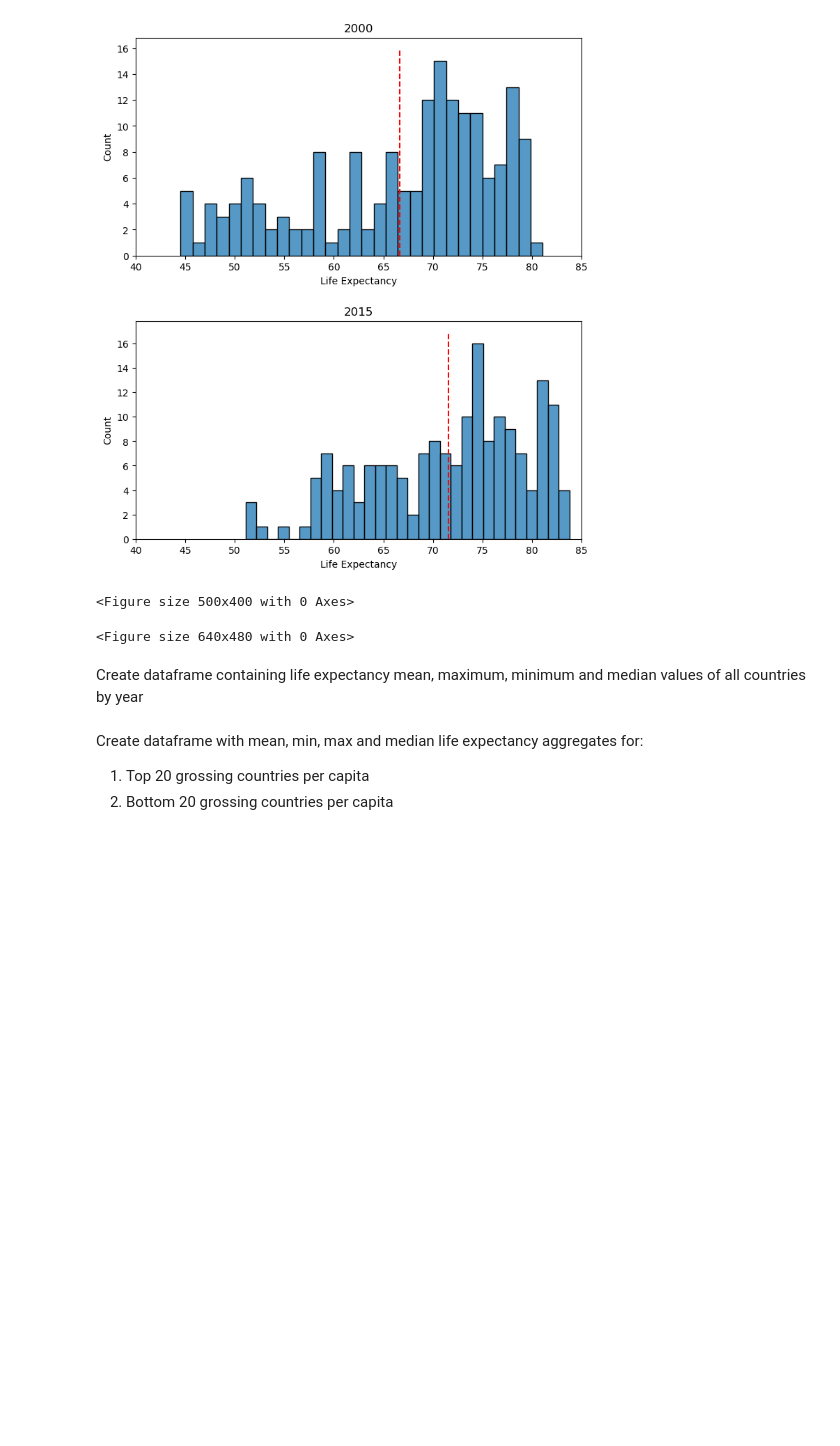
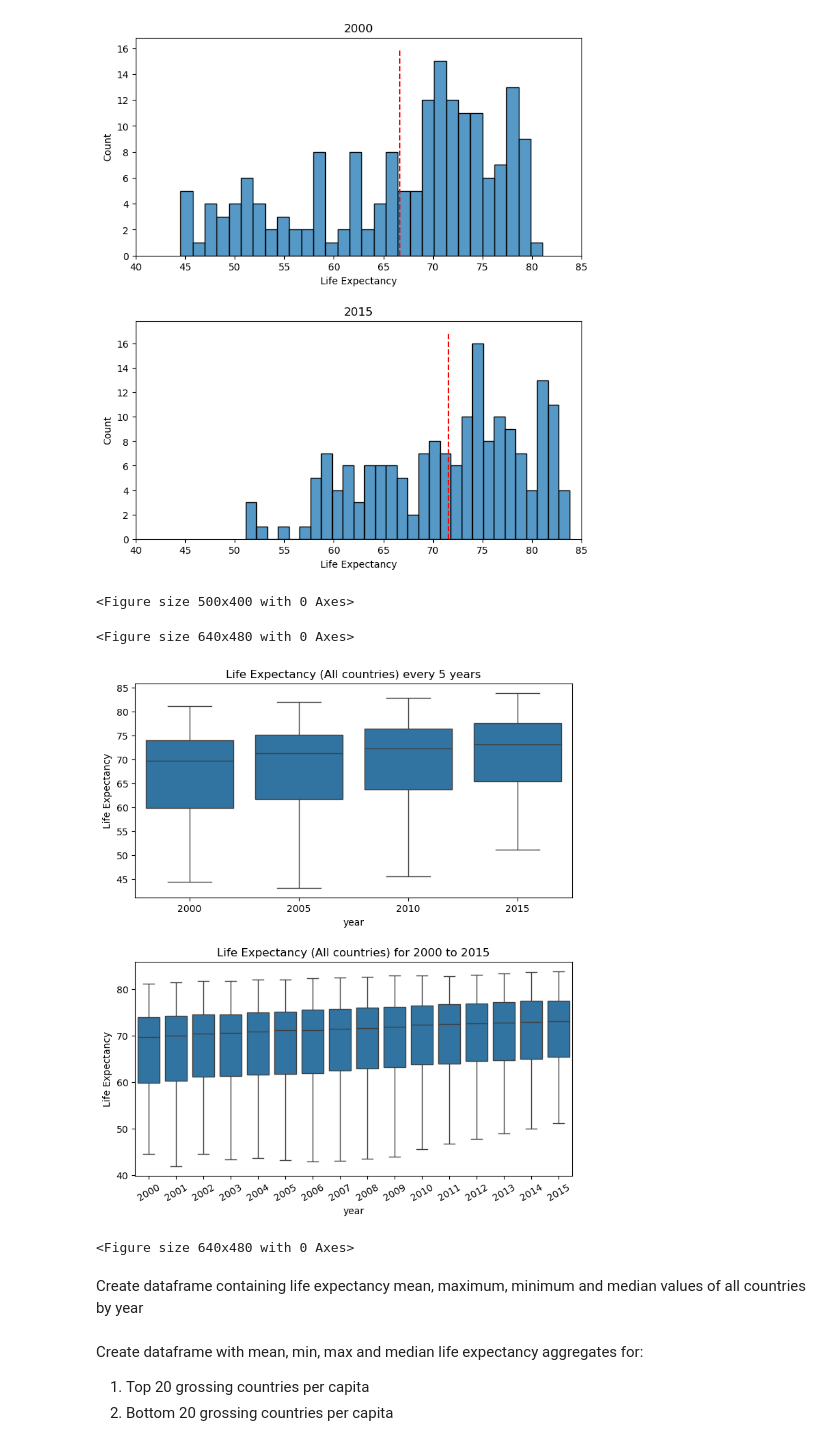
Before and after one commit to WVDevCode/Life_Expectancy_and_GDP, a Jupyter notebook: Notebooks/descriptive_analysis.ipynb, the cells around one changed output. Cells and saved outputs as stored; diff of their text form; code cells hidden in the pictures; blank space fills up the shorter version.

Commit message:
updated visuals for descriptive analysis.

```diff
--- a/Notebooks/descriptive_analysis.ipynb
+++ b/Notebooks/descriptive_analysis.ipynb
@@ -41,6 +41,25 @@ plt.clf()
 [figure]
 <Figure size 500x400 with 0 Axes>
 <Figure size 640x480 with 0 Axes>
+# %%
+le_all_2000_and_2015 = life_expectancy[(life_expectancy['year'] == 2000) | (life_expectancy['year'] == 2015) | (life_expectancy['year'] == 2005) | (life_expectancy['year'] == 2010)]
+le_all_2000_to_2015 = life_expectancy
+
+ax1 = plt.subplot(2, 1, 1)
+sns.boxplot(x = le_all_2000_and_2015['year'], y = le_all_2000_and_2015['life_expectancy'])
+plt.title('Life Expectancy (All countries) every 5 years')
+plt.ylabel('Life Expectancy')
+plt.subplots_adjust(0, 1, 1, 2.5, 3, 0.3)
+ax2 = plt.subplot(2, 1, 2)
+sns.boxplot(x = le_all_2000_to_2015['year'], y = le_all_2000_to_2015['life_expectancy'])
+plt.title('Life Expectancy (All countries) for 2000 to 2015')
+plt.ylabel('Life Expectancy')
+plt.xticks(rotation = 30)
+plt.show()
+plt.clf()
+# %% [output]
+[figure, added]
+<Figure size 640x480 with 0 Axes>
 # %% [markdown]
 Create dataframe containing life expectancy mean, maximum, minimum and median values of all countries by year
 # %%
```
Also changed, not shown: parts of 5 cells of this notebook.
